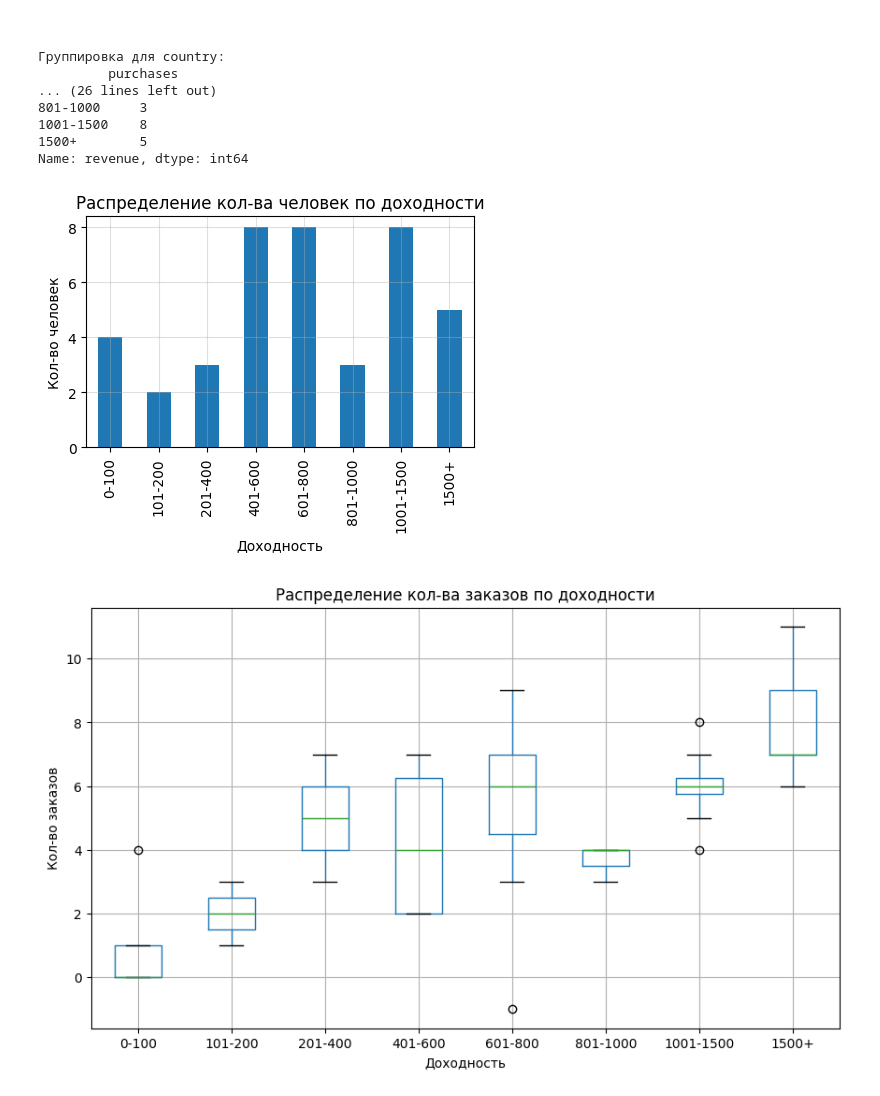
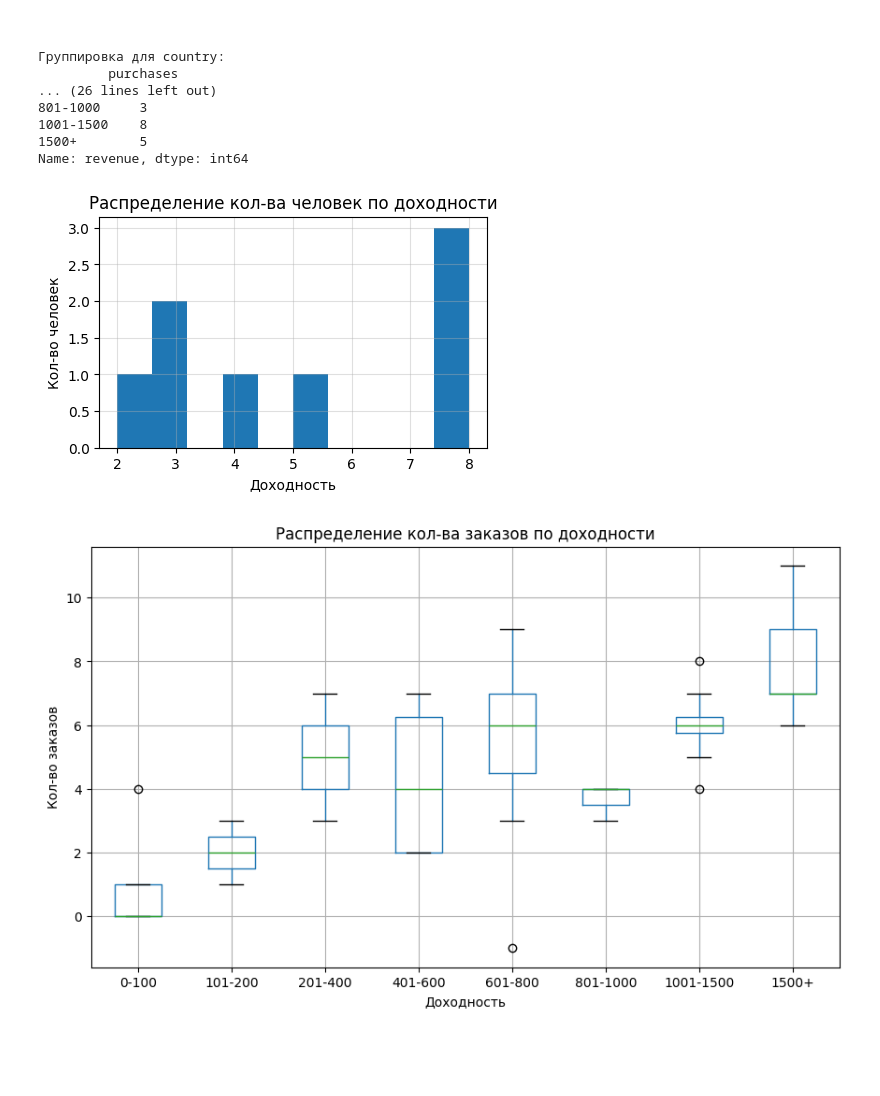
Before and after one commit to Trixyph/short-and-memorable-aie, a Jupyter notebook: homeworks/HW02/HW02.ipynb, the cells around one changed output. Drawn from its saved outputs; the diff is of its cells as text; code cells hidden in the pictures; blank space fills up the shorter version.

Commit message:
Fixed histogram error

```diff
--- a/homeworks/HW02/HW02.ipynb
+++ b/homeworks/HW02/HW02.ipynb
@@ -136,40 +136,40 @@ Name: revenue, dtype: int64
 #   - осмысленный выбор числа корзин (`bins`),
 #   - подписи осей и заголовок.
 fig_hist, ax_hist = plt.subplots(figsize=(5, 3))
-revenue_counts.plot(kind='bar', ax=ax_hist)
+revenue_counts.plot(kind='hist', ax=ax_hist)
 ax_hist.set_title("Распределение кол-ва человек по доходности")
 ax_hist.set_xlabel("Доходность")
 ax_hist.set_ylabel("Кол-во человек")
 ax_hist.grid(True, alpha=0.4)
 plt.savefig(f'{'./figures'}/histogram.png', dpi=250, bbox_inches='tight')
 plt.show()
 
 #2. **Один боксплот (boxplot)** для количественного признака:
 #- можно как общий, так и по группам (например, по категориям),
 #- подписи оси и заголовок.
 
 fig_box, ax_box = plt.subplots(figsize=(10, 6))
 dataset.boxplot(column='purchases', by='revenue_amount', ax=ax_box)
 plt.suptitle('')
 ax_box.set_title("Распределение кол-ва заказов по доходности")
 ax_box.set_ylabel("Кол-во заказов")
 ax_box.set_xlabel("Доходность")
 plt.savefig(f'{'./figures'}/boxplot.png', dpi=250, bbox_inches='tight')
 plt.show()
 
 #3. **Один scatter plot** (диаграмма рассеяния) для пары количественных признаков:
 #   - подписи обеих осей,
 #   - заголовок,
 #   - при желании можно добавить цвет/легенду для различения категорий.
 
 fig_plot, ax_plot = plt.subplots(figsize=(10, 6))
 dataset.plot.scatter(x='purchases', y='revenue', ax=ax_plot)
 ax_plot.set_xlabel("Кол-во заказов")
 ax_plot.set_ylabel("Доходность")
 ax_plot.set_title("Зависимость кол-ва заказов и доходности")
 plt.savefig(f'{'./figures'}/scatter_plot.png', dpi=250, bbox_inches='tight')
 plt.show()
 # %% [output]
-[figure, old version]
+[figure, new version]
 [figure]
 [figure]
```
Also changed, not shown: 1 other file.
